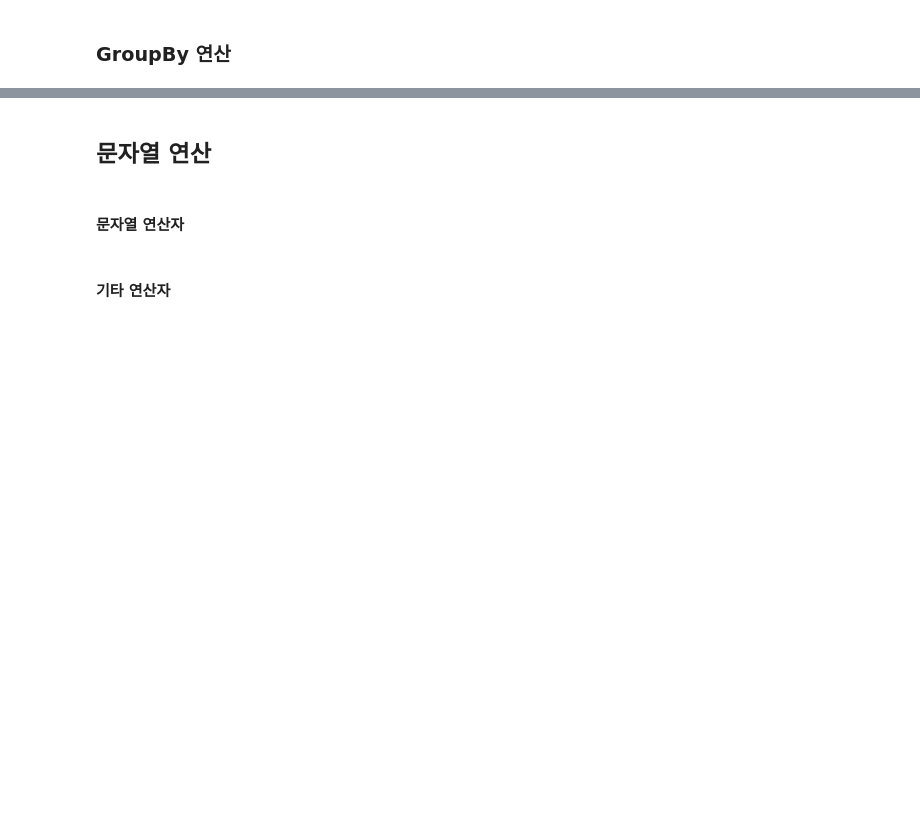
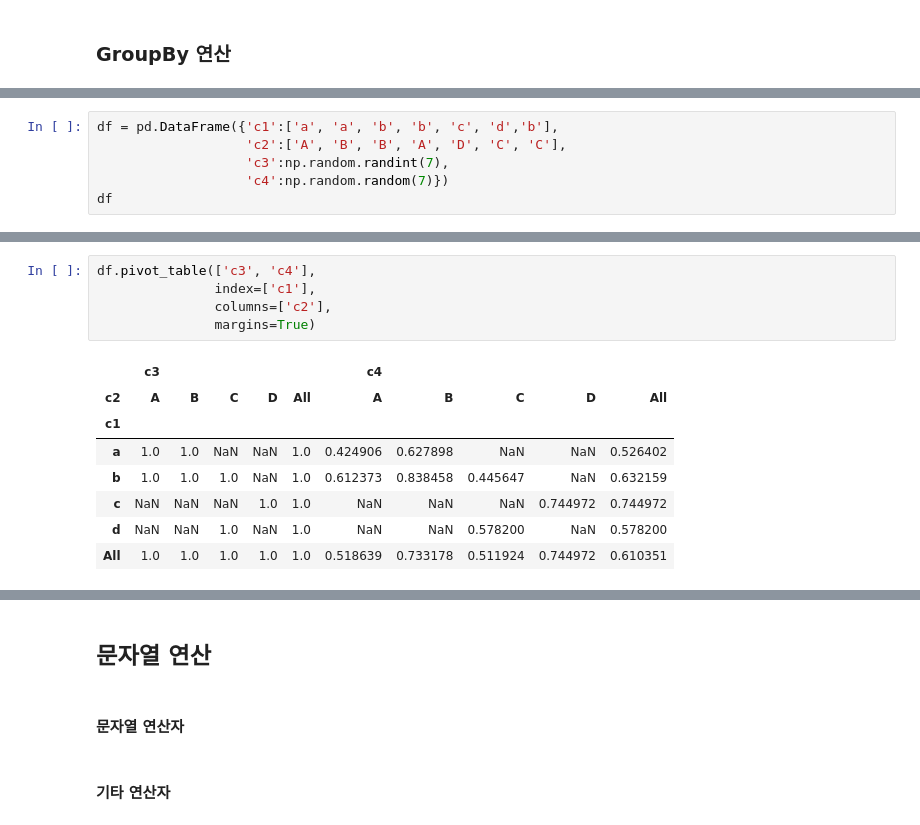
Before and after one commit to omj3424/python_suanLab, a Jupyter notebook: _Pandas_한번에_제대로_배우기.ipynb, the cells around one changed output, grey strips where cells are left out. Saved outputs shown, nothing was run; the diff lists cells and outputs as text; blank space fills up the shorter version.

```diff
--- a/_Pandas_한번에_제대로_배우기.ipynb
+++ b/_Pandas_한번에_제대로_배우기.ipynb
@@ -2383,0 +2596,6 @@ pd.merge(df9, df10, on='이름', suffixes=['_인기', '_성적'])
+# %%
+df = pd.DataFrame({'c1':['a', 'a', 'b', 'b', 'c', 'd','b'],
+                   'c2':['A', 'B', 'B', 'A', 'D', 'C', 'C'],
+                   'c3':np.random.randint(7),
+                   'c4':np.random.random(7)})
+df
@@ -2383,0 +2867,14 @@ pd.merge(df9, df10, on='이름', suffixes=['_인기', '_성적'])
+# %%
+df.pivot_table(['c3', 'c4'],
+               index=['c1'],
+               columns=['c2'],
+               margins=True)
+# %% [output]
+|  | c3 |  |  |  |  | c4 |  |  |  |  |
+| c2 | A | B | C | D | All | A | B | C | D | All |
+| c1 |  |  |  |  |  |  |  |  |  |  |
+| a | 1.0 | 1.0 | NaN | NaN | 1.0 | 0.424906 | 0.627898 | NaN | NaN | 0.526402 |
+| b | 1.0 | 1.0 | 1.0 | NaN | 1.0 | 0.612373 | 0.838458 | 0.445647 | NaN | 0.632159 |
+| c | NaN | NaN | NaN | 1.0 | 1.0 | NaN | NaN | NaN | 0.744972 | 0.744972 |
+| d | NaN | NaN | 1.0 | NaN | 1.0 | NaN | NaN | 0.578200 | NaN | 0.578200 |
+| All | 1.0 | 1.0 | 1.0 | 1.0 | 1.0 | 0.518639 | 0.733178 | 0.511924 | 0.744972 | 0.610351 |
```
Also changed, not shown: parts of 52 cells of this notebook.
